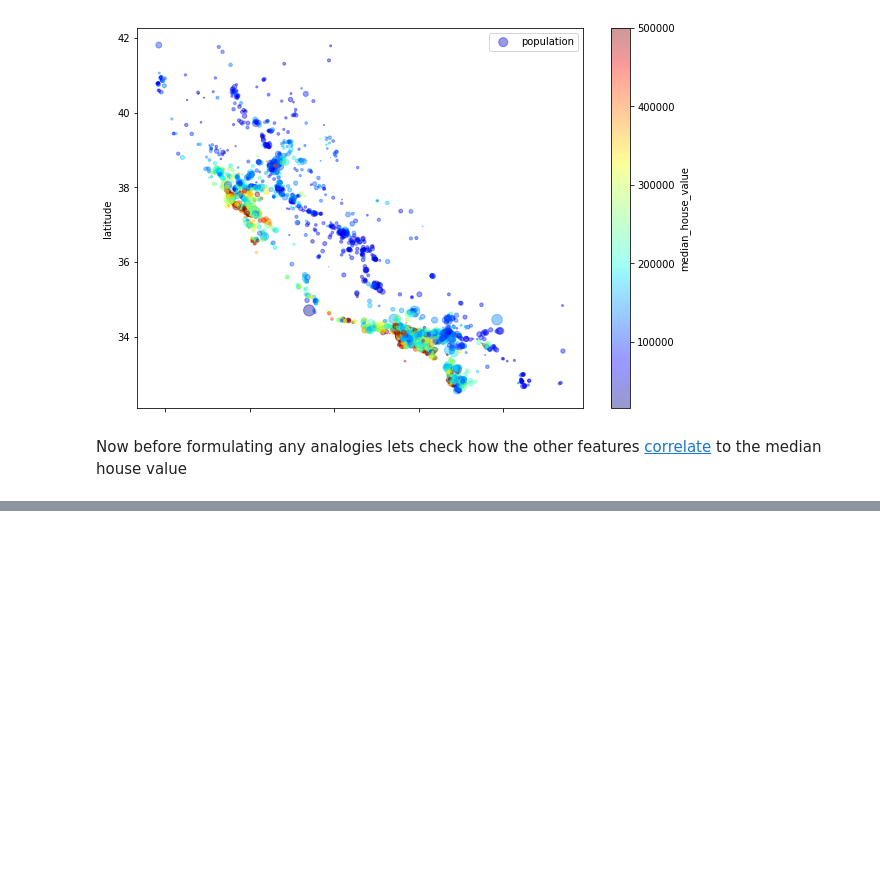
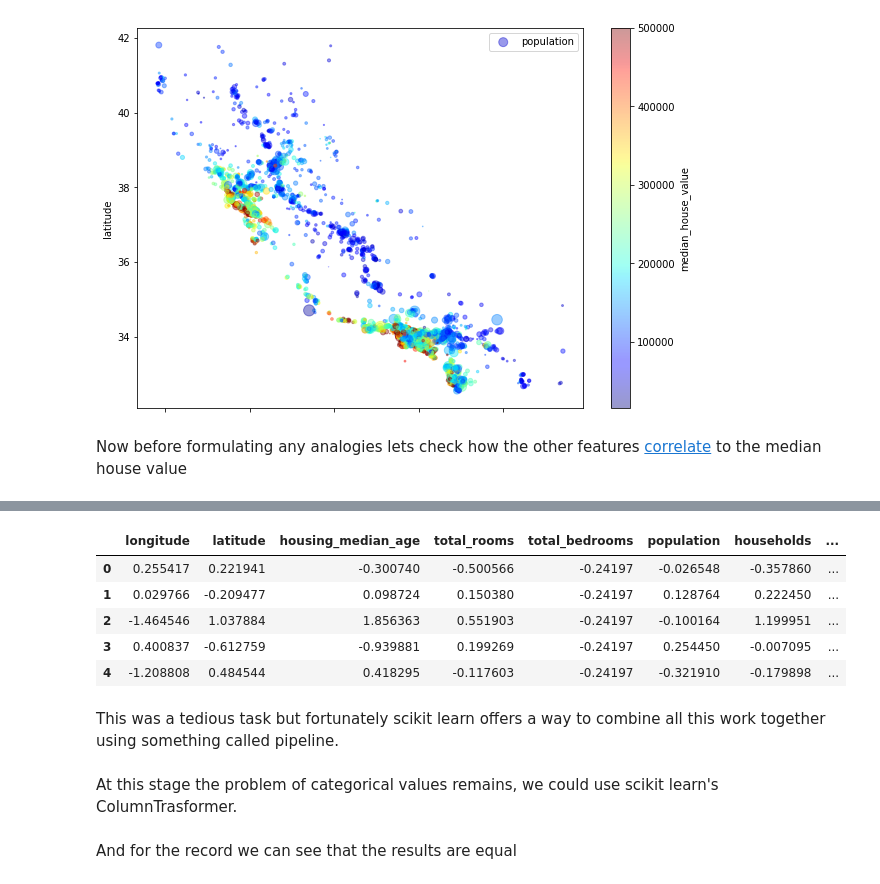
Before and after one commit to Haislich/ML, a Jupyter notebook: Housing.ipynb, the cells around one changed output, grey strips where cells are left out. Saved outputs shown, nothing was run; the diff lists cells and outputs as text; code cells hidden in the pictures; blank space fills up the shorter version.

Commit message:
Introduced the concept of pipelines

```diff
--- a/Housing.ipynb
+++ b/Housing.ipynb
@@ -143,0 +299,13 @@ Now before formulating any analogies lets check how the other features [correlat
+# %%
+# And finally we can add the one hot encoded features back
+dataset_dummy[encoder.get_feature_names_out()] = encoded_categorical.toarray()
+dataset_dummy.head()
+# %% [output]
+|  | longitude | latitude | housing_median_age | total_rooms | total_bedrooms | population | households | ... |
+| 0 | 0.255417 | 0.221941 | -0.300740 | -0.500566 | -0.24197 | -0.026548 | -0.357860 | ... |
+| 1 | 0.029766 | -0.209477 | 0.098724 | 0.150380 | -0.24197 | 0.128764 | 0.222450 | ... |
+| 2 | -1.464546 | 1.037884 | 1.856363 | 0.551903 | -0.24197 | -0.100164 | 1.199951 | ... |
+| 3 | 0.400837 | -0.612759 | -0.939881 | 0.199269 | -0.24197 | 0.254450 | -0.007095 | ... |
+| 4 | -1.208808 | 0.484544 | 0.418295 | -0.117603 | -0.24197 | -0.321910 | -0.179898 | ... |
+# %% [markdown]
+This was a tedious task but fortunately scikit learn offers a way to combine all this work together using something called pipeline.
@@ -143,0 +320,2 @@ Now before formulating any analogies lets check how the other features [correlat
+# %% [markdown]
+At this stage the problem of categorical values remains, we could use scikit learn's ColumnTrasformer.
@@ -143,0 +332,2 @@ Now before formulating any analogies lets check how the other features [correlat
+# %% [markdown]
+And for the record we can see that the results are equal
```
Also changed, not shown: parts of 27 cells of this notebook, 1 other file.
